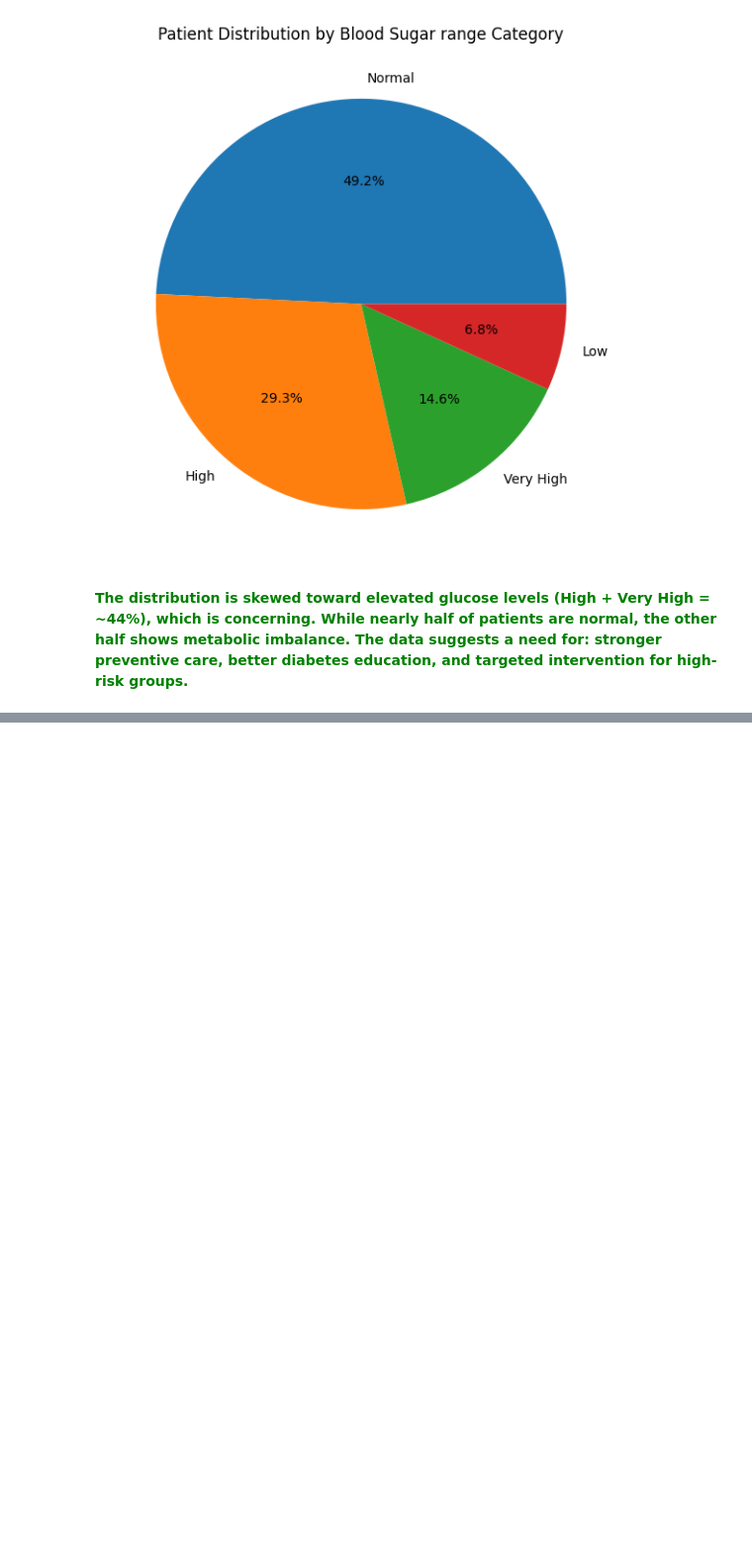
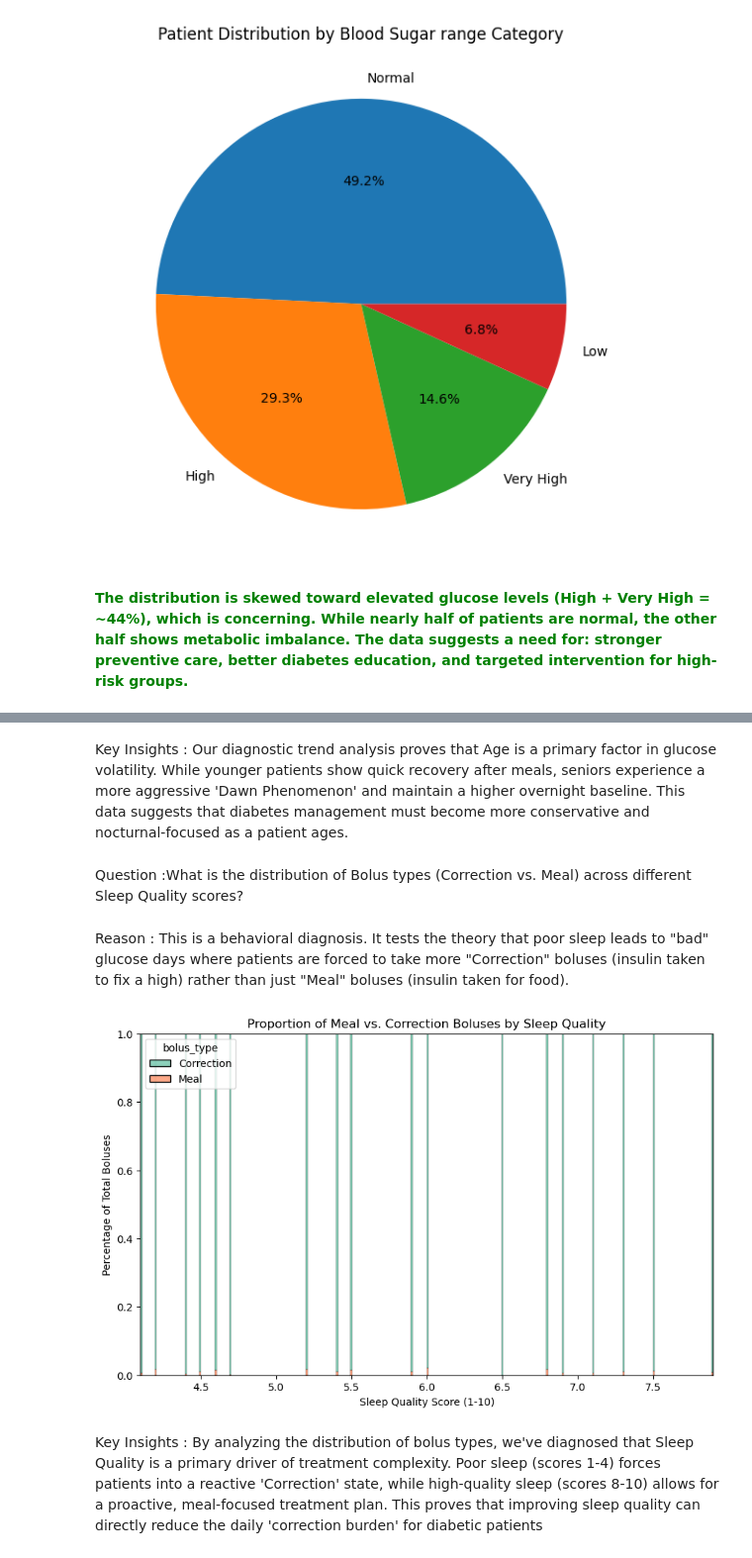
Before and after one commit to PoojaBELURE1724/Team6_DataDynamos_Python-Hackathon_MAY-2026, a Jupyter notebook: Team6_DataDynamos_category2.DescriptiveAnalysis.ipynb, the cells around one changed output, grey strips where cells are left out. Shown at 99% size. Drawn from its saved outputs; the diff is of its cells as text; code cells hidden in the pictures; blank space fills up the shorter version.

```diff
--- a/Team6_DataDynamos_category2.DescriptiveAnalysis.ipynb
+++ b/Team6_DataDynamos_category2.DescriptiveAnalysis.ipynb
@@ -917,0 +459,31 @@ Asian females aged 61–80 with hyperglycemia and high sleep disturbance represe
+# %% [markdown]
+Key Insights : Our diagnostic trend analysis proves that Age is a primary factor in glucose volatility. While younger patients show quick recovery after meals, seniors experience a more aggressive 'Dawn Phenomenon' and maintain a higher overnight baseline. This data suggests that diabetes management must become more conservative and nocturnal-focused as a patient ages.
+# %% [markdown]
+Question :What is the distribution of Bolus types (Correction vs. Meal) across different Sleep Quality scores?
+# %% [markdown]
+Reason : This is a behavioral diagnosis. It tests the theory that poor sleep leads to "bad" glucose days where patients are forced to take more "Correction" boluses (insulin taken to fix a high) rather than just "Meal" boluses (insulin taken for food).
+# %%
+import pandas as pd
+import seaborn as sns
+import matplotlib.pyplot as plt
+
+# Load the data
+df = pd.read_excel('Team6_DataDynamos_Python-Hackathon_MAY2026_V2.xlsx')
+
+# Step 1: Define a 'Correction' bolus as insulin taken when carbs are 0
+df['bolus_type'] = df['carb_input'].apply(lambda x: 'Meal' if x > 0 else 'Correction')
+
+# Step 2: Create a stacked bar chart to see the proportion
+plt.figure(figsize=(10, 6))
+sns.histplot(data=df, x='sleep_quality_(1-10)', hue='bolus_type', multiple='fill', palette='Set2')
+
+# Formatting
+plt.title('Proportion of Meal vs. Correction Boluses by Sleep Quality')
+plt.xlabel('Sleep Quality Score (1-10)')
+plt.ylabel('Percentage of Total Boluses')
+
+plt.show()
+# %% [output]
+[figure, added]
+# %% [markdown]
+Key Insights : By analyzing the distribution of bolus types, we've diagnosed that Sleep Quality is a primary driver of treatment complexity. Poor sleep (scores 1-4) forces patients into a reactive 'Correction' state, while high-quality sleep (scores 8-10) allows for a proactive, meal-focused treatment plan. This proves that improving sleep quality can directly reduce the daily 'correction burden' for diabetic patients
```
Also changed, not shown: parts of 14 cells of this notebook.
